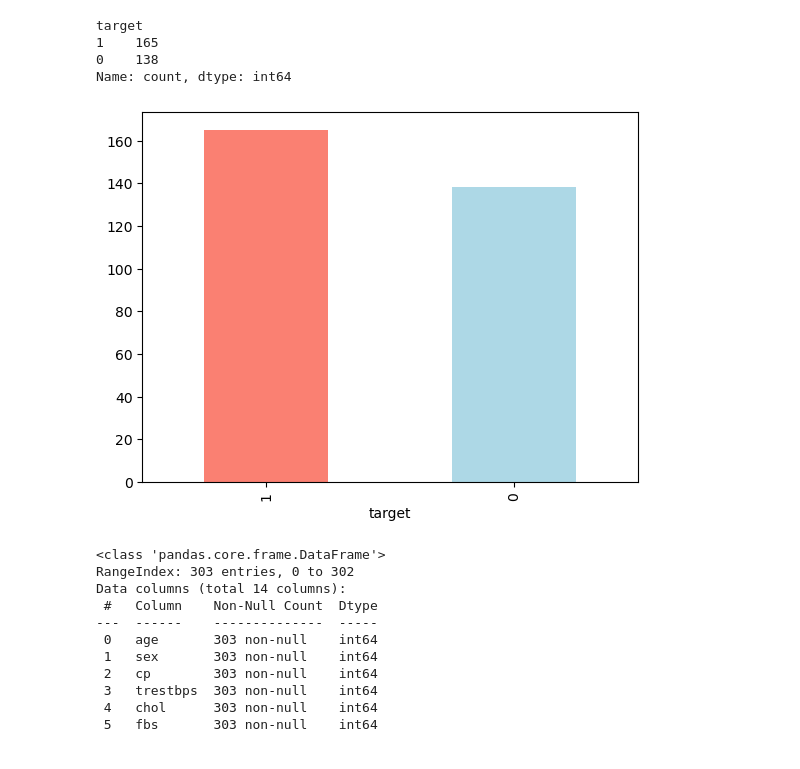
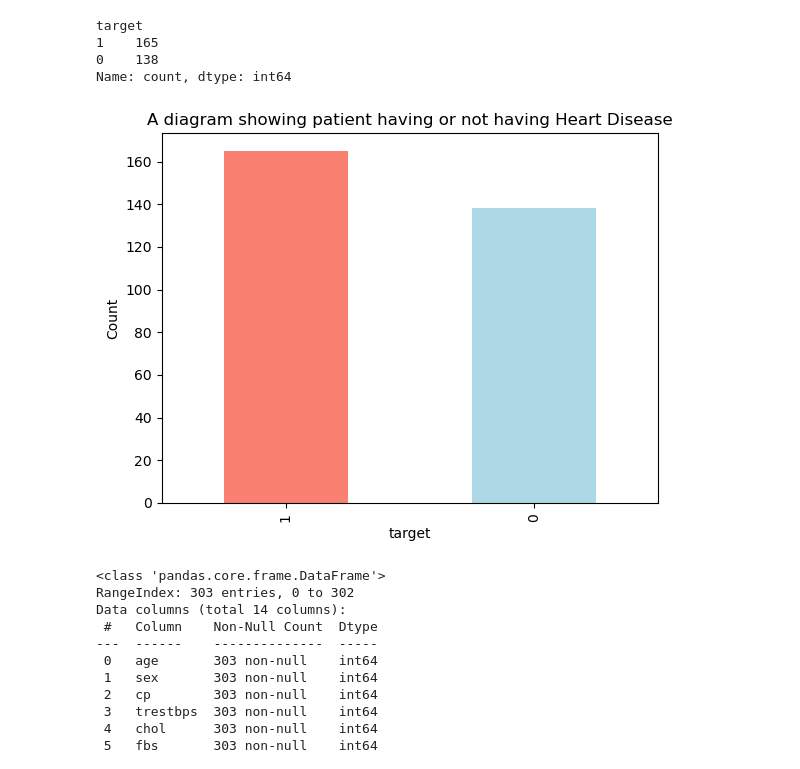
Before and after one commit to LivingstonTardzenyuy/Data-Science-Machine-Learning, a Jupyter notebook: Heart Disease Prediction/end-to-end-heart-disease-classification.ipynb, the cells around one changed output. Drawn from its saved outputs; the diff is of its cells as text; code cells hidden in the pictures.

```diff
--- a/Heart Disease Prediction/end-to-end-heart-disease-classification.ipynb
+++ b/Heart Disease Prediction/end-to-end-heart-disease-classification.ipynb
@@ -119,10 +122,13 @@ Name: count, dtype: int64
 # %%
 df["target"].value_counts().plot(
     kind="bar",
     color=["salmon", "lightblue"]
-);
+)
+
+plt.ylabel("Count")
+plt.title("A diagram showing patient having or not having Heart Disease");
 # %% [output]
-[figure, old version]
+[figure, new version]
 # %%
 df.info()
 # %% [output]
```
Also changed, not shown: parts of 35 cells of this notebook.
